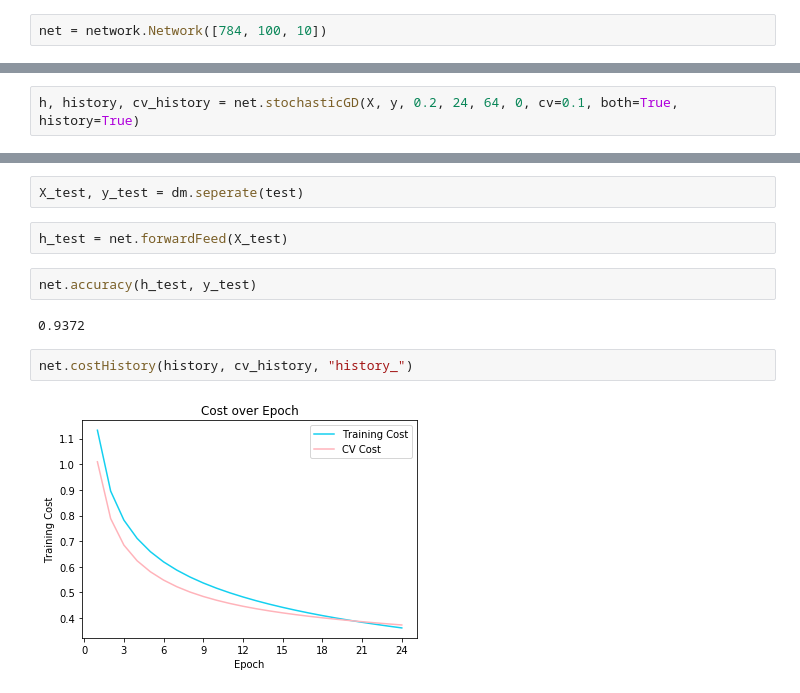
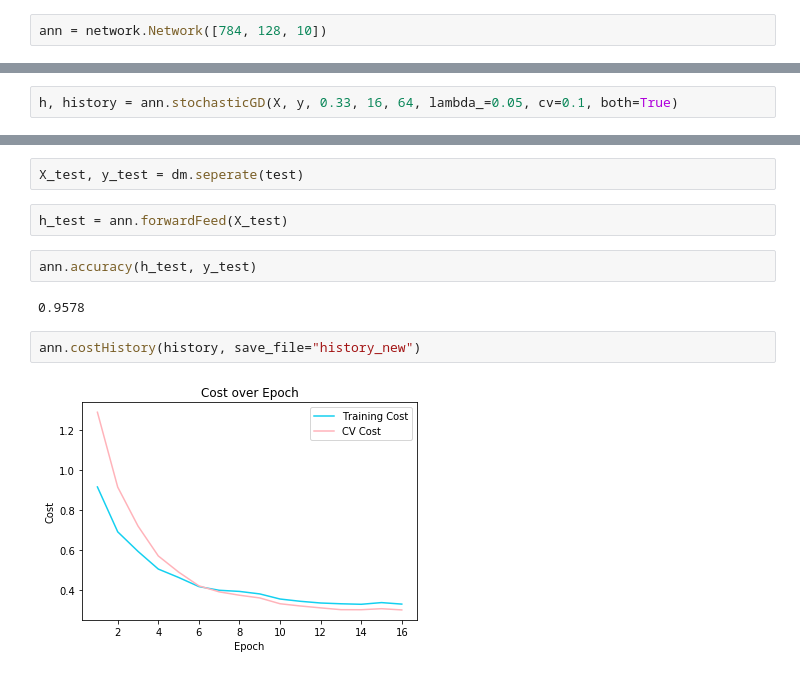
Before and after one commit to jwCheng28/Neural-Network-From-Scratch, a Jupyter notebook: testing.ipynb, the cells around one changed output, grey strips where cells are left out. Cells and saved outputs as stored; diff of their text form.

```diff
--- a/testing.ipynb
+++ b/testing.ipynb
@@ -7,11 +7,11 @@ train, test = dm.load_data()
 # %%
 X, y = dm.seperate(train)
 # %%
-net = network.Network([784, 100, 10])
+ann = network.Network([784, 128, 10])
 # %%
 print(X.shape, y.shape)
 # %% [output]
 (60000, 784) (60000, 10)
 # %%
-h, history, cv_history = net.stochasticGD(X, y, 0.2, 24, 64, 0, cv=0.1, both=True, history=True)
+h, history = ann.stochasticGD(X, y, 0.33, 16, 64, lambda_=0.05, cv=0.1, both=True)
 # %% [output]
@@ -42,12 +42,12 @@ Prediction: 1
 # %%
 X_test, y_test = dm.seperate(test)
 # %%
-h_test = net.forwardFeed(X_test)
+h_test = ann.forwardFeed(X_test)
 # %%
-net.accuracy(h_test, y_test)
+ann.accuracy(h_test, y_test)
 # %% [output]
-0.9372
+0.9578
-# %%
-net.costHistory(history, cv_history, "history_")
-# %% [output]
-[figure, removed]
+# %%
+ann.costHistory(history, save_file="history_new")
+# %% [output]
+[figure, added]
```
Also changed, not shown: parts of 4 cells of this notebook, 2 other files.
